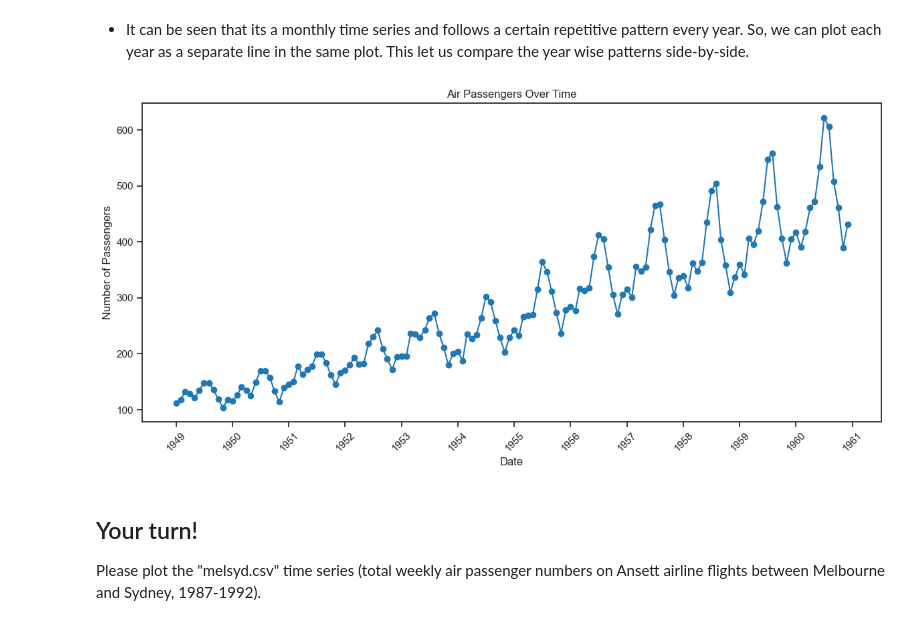
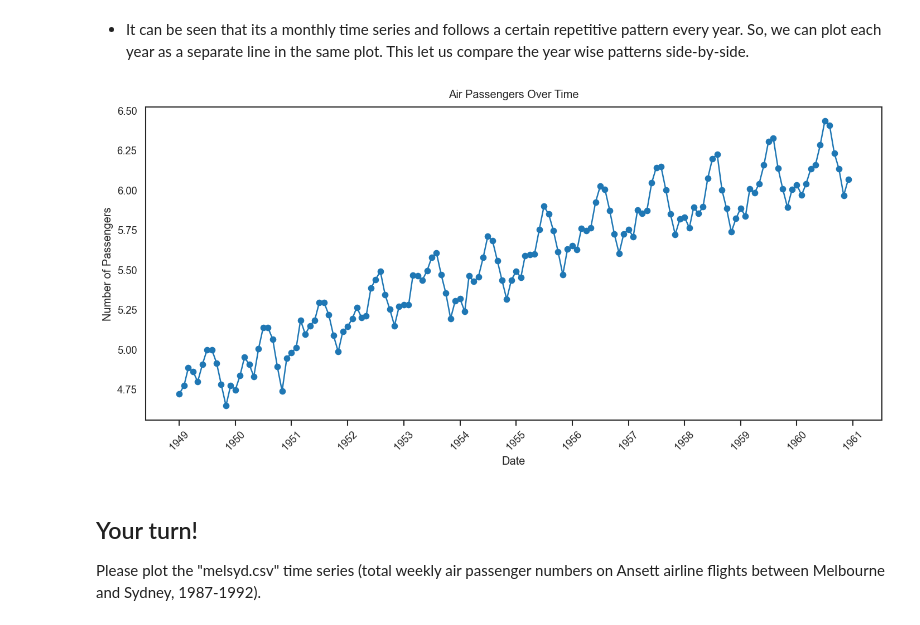
Before and after one commit to mariadop/Descriptive_Statistics_2025, a Jupyter notebook: Exercise11.ipynb, the cells around one changed output. Saved outputs shown, nothing was run; the diff lists cells and outputs as text; code cells hidden in the pictures.

```diff
--- a/Exercise11.ipynb
+++ b/Exercise11.ipynb
@@ -168,20 +168,22 @@ plt.show()
 # %%
 # better axis
 
 df['Date'] = pd.to_datetime(df['Date'])
+
+df['Number of Passengers'] = np.log(df['Number of Passengers'])
 
 plt.figure(figsize=(12, 6))
 plt.plot(df['Date'], df['Number of Passengers'], marker='o')
 plt.xlabel('Date')
 plt.ylabel('Number of Passengers')
 plt.title('Air Passengers Over Time')
 plt.gca().xaxis.set_major_locator(mpl.dates.YearLocator())
 plt.gca().xaxis.set_major_formatter(mpl.dates.DateFormatter('%Y'))
 plt.xticks(rotation=45)
 plt.tight_layout()
 plt.show()
 # %% [output]
-[figure, old version]
+[figure, new version]
 # %% [markdown]
 ## Your turn!
 
```
Also changed, not shown: parts of 15 cells of this notebook, 1 other file.
